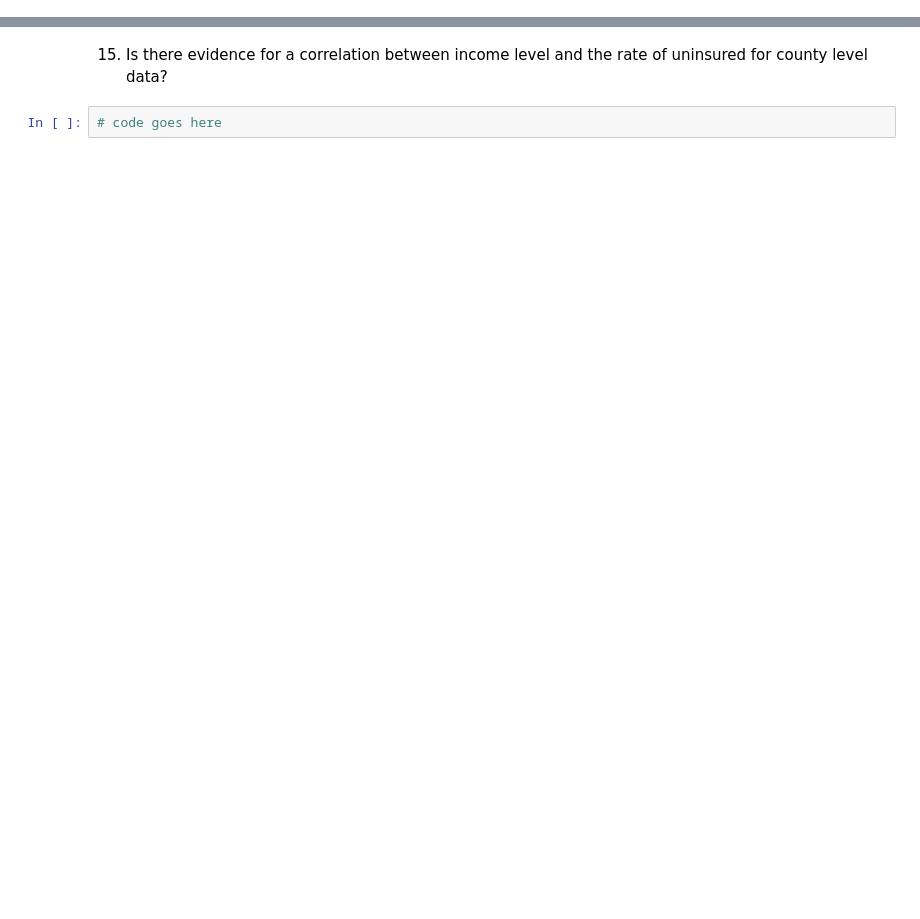
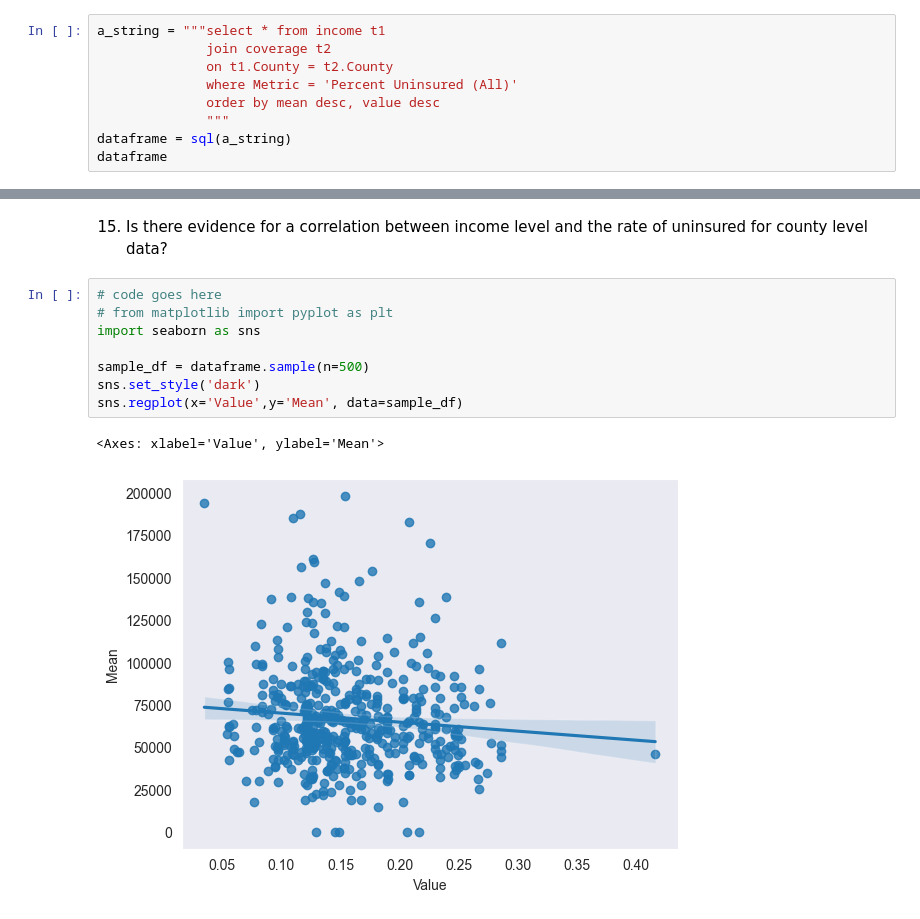
Before and after one commit to mary-vo/data-2-demo, a Jupyter notebook: week_3.ipynb, the cells around one changed output, grey strips where cells are left out. Saved outputs shown, nothing was run; the diff lists cells and outputs as text; blank space fills up the shorter version.

```diff
--- a/week_3.ipynb
+++ b/week_3.ipynb
@@ -100,0 +253,9 @@ select coverage.Value from
+# %%
+a_string = """select * from income t1
+              join coverage t2
+              on t1.County = t2.County
+              where Metric = 'Percent Uninsured (All)'
+              order by mean desc, value desc
+              """
+dataframe = sql(a_string)
+dataframe
@@ -101,4 +276,13 @@ select coverage.Value from
 # %% [markdown]
 15) Is there evidence for a correlation between income level and the rate of uninsured for county level data?
-# %%
-# code goes here
+# %%
+# code goes here
+# from matplotlib import pyplot as plt
+import seaborn as sns
+
+sample_df = dataframe.sample(n=500)
+sns.set_style('dark')
+sns.regplot(x='Value',y='Mean', data=sample_df)
+# %% [output]
+<Axes: xlabel='Value', ylabel='Mean'>
+[figure, added]
```
Also changed, not shown: parts of 35 cells of this notebook, 1 other file.
